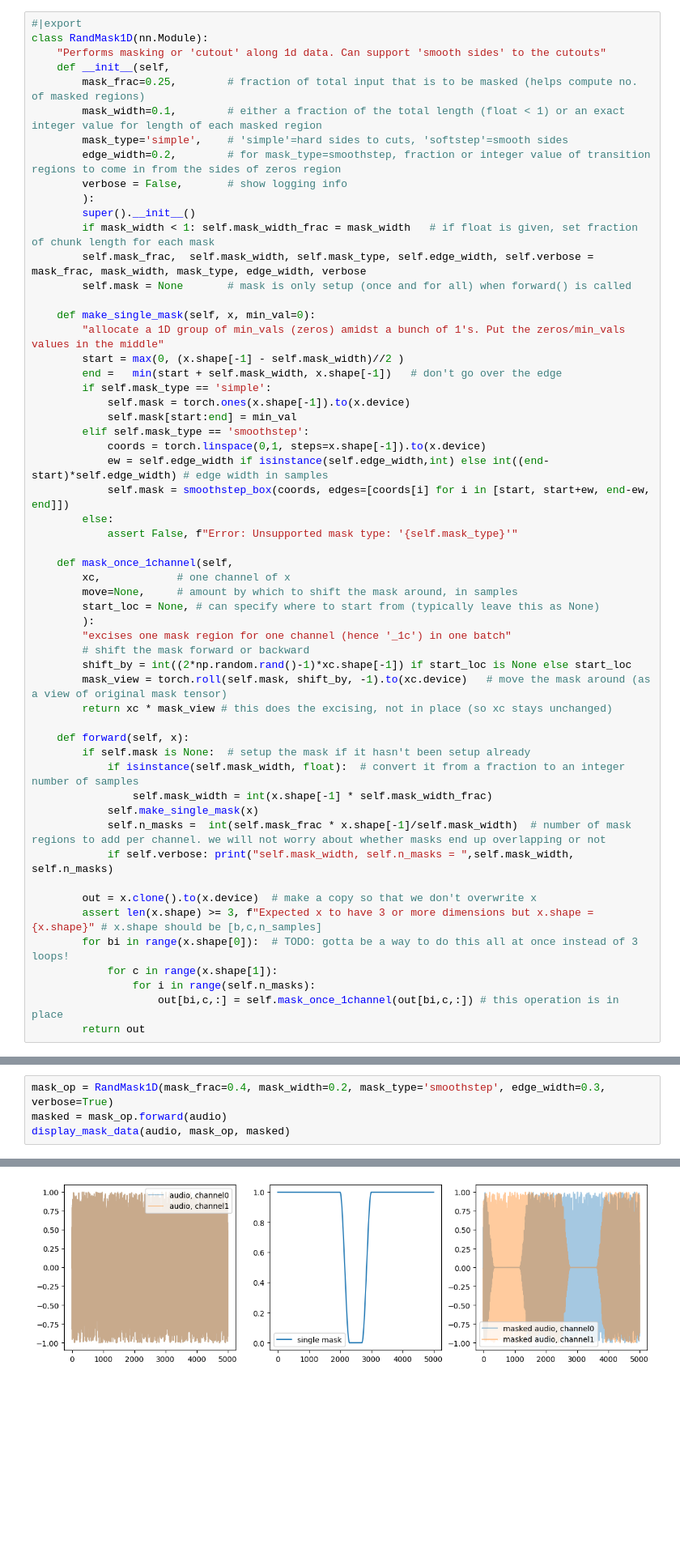
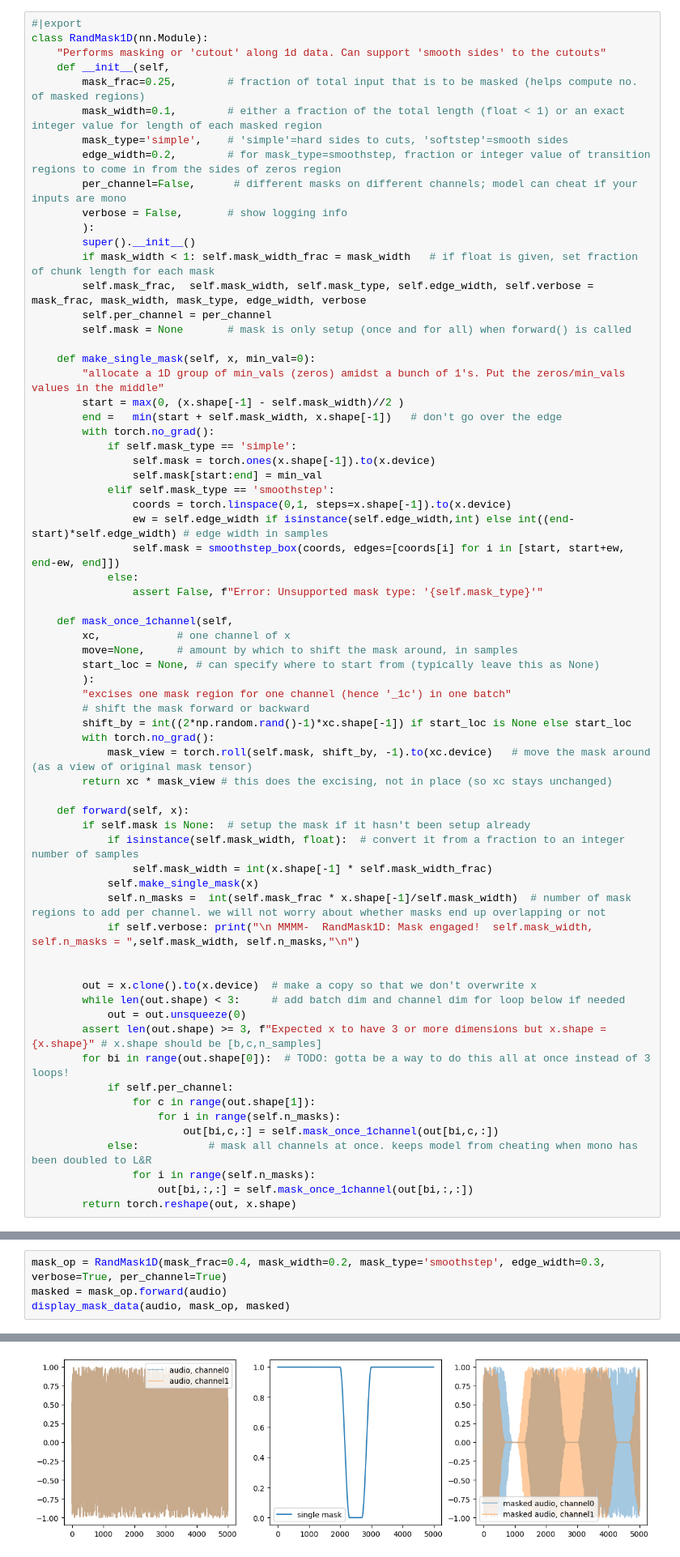
Before and after one commit to drscotthawley/aeiou, a Jupyter notebook: 01_datasets.ipynb, the cells around one changed output, grey strips where cells are left out. Shown at 81% size. Saved outputs shown, nothing was run; the diff lists cells and outputs as text; blank space fills up the shorter version.

Commit message:
made all-channels masking masking the default

```diff
--- a/01_datasets.ipynb
+++ b/01_datasets.ipynb
@@ -201,26 +201,29 @@ class RandMask1D(nn.Module):
         mask_width=0.1,        # either a fraction of the total length (float < 1) or an exact integer value for length of each masked region
         mask_type='simple',    # 'simple'=hard sides to cuts, 'softstep'=smooth sides
         edge_width=0.2,        # for mask_type=smoothstep, fraction or integer value of transition regions to come in from the sides of zeros region
+        per_channel=False,      # different masks on different channels; model can cheat if your inputs are mono
         verbose = False,       # show logging info
         ):
         super().__init__()
         if mask_width < 1: self.mask_width_frac = mask_width   # if float is given, set fraction of chunk length for each mask
         self.mask_frac,  self.mask_width, self.mask_type, self.edge_width, self.verbose = mask_frac, mask_width, mask_type, edge_width, verbose
+        self.per_channel = per_channel
         self.mask = None       # mask is only setup (once and for all) when forward() is called
 
     def make_single_mask(self, x, min_val=0):
         "allocate a 1D group of min_vals (zeros) amidst a bunch of 1's. Put the zeros/min_vals values in the middle"
         start = max(0, (x.shape[-1] - self.mask_width)//2 )
         end =   min(start + self.mask_width, x.shape[-1])   # don't go over the edge
-        if self.mask_type == 'simple':
-            self.mask = torch.ones(x.shape[-1]).to(x.device)
-            self.mask[start:end] = min_val
-        elif self.mask_type == 'smoothstep':
-            coords = torch.linspace(0,1, steps=x.shape[-1]).to(x.device)
-            ew = self.edge_width if isinstance(self.edge_width,int) else int((end-start)*self.edge_width) # edge width in samples
-            self.mask = smoothstep_box(coords, edges=[coords[i] for i in [start, start+ew, end-ew, end]])
-        else:
-            assert False, f"Error: Unsupported mask type: '{self.mask_type}'"
+        with torch.no_grad():
+            if self.mask_type == 'simple':
+                self.mask = torch.ones(x.shape[-1]).to(x.device)
+                self.mask[start:end] = min_val
+            elif self.mask_type == 'smoothstep':
+                coords = torch.linspace(0,1, steps=x.shape[-1]).to(x.device)
+                ew = self.edge_width if isinstance(self.edge_width,int) else int((end-start)*self.edge_width) # edge width in samples
+                self.mask = smoothstep_box(coords, edges=[coords[i] for i in [start, start+ew, end-ew, end]])
+            else:
+                assert False, f"Error: Unsupported mask type: '{self.mask_type}'"
 
     def mask_once_1channel(self,
         xc,            # one channel of x
@@ -230,7 +233,8 @@ class RandMask1D(nn.Module):
         "excises one mask region for one channel (hence '_1c') in one batch"
         # shift the mask forward or backward
         shift_by = int((2*np.random.rand()-1)*xc.shape[-1]) if start_loc is None else start_loc
-        mask_view = torch.roll(self.mask, shift_by, -1).to(xc.device)   # move the mask around (as a view of original mask tensor)
+        with torch.no_grad():
+            mask_view = torch.roll(self.mask, shift_by, -1).to(xc.device)   # move the mask around (as a view of original mask tensor)
         return xc * mask_view # this does the excising, not in place (so xc stays unchanged)
 
     def forward(self, x):
@@ -239,15 +243,22 @@ class RandMask1D(nn.Module):
                 self.mask_width = int(x.shape[-1] * self.mask_width_frac)
             self.make_single_mask(x)
             self.n_masks =  int(self.mask_frac * x.shape[-1]/self.mask_width)  # number of mask regions to add per channel. we will not worry about whether masks end up overlapping or not
-            if self.verbose: print("self.mask_width, self.n_masks = ",self.mask_width, self.n_masks)
+            if self.verbose: print("\n MMMM-  RandMask1D: Mask engaged!  self.mask_width, self.n_masks = ",self.mask_width, self.n_masks,"\n")
+
 
         out = x.clone().to(x.device)  # make a copy so that we don't overwrite x
-        assert len(x.shape) >= 3, f"Expected x to have 3 or more dimensions but x.shape = {x.shape}" # x.shape should be [b,c,n_samples]
-        for bi in range(x.shape[0]):  # TODO: gotta be a way to do this all at once instead of 3 loops!
-            for c in range(x.shape[1]):
+        while len(out.shape) < 3:     # add batch dim and channel dim for loop below if needed
+            out = out.unsqueeze(0)
+        assert len(out.shape) >= 3, f"Expected x to have 3 or more dimensions but x.shape = {x.shape}" # x.shape should be [b,c,n_samples]
+        for bi in range(out.shape[0]):  # TODO: gotta be a way to do this all at once instead of 3 loops!
+            if self.per_channel:
+                for c in range(out.shape[1]):
+                    for i in range(self.n_masks):
+                        out[bi,c,:] = self.mask_once_1channel(out[bi,c,:])
+            else:           # mask all channels at once. keeps model from cheating when mono has been doubled to L&R
                 for i in range(self.n_masks):
-                    out[bi,c,:] = self.mask_once_1channel(out[bi,c,:]) # this operation is in place
-        return out
+                    out[bi,:,:] = self.mask_once_1channel(out[bi,:,:])
+        return torch.reshape(out, x.shape)
 # %% [markdown]
 Let's test the simple mask ("hard cuts"):
 # %%
@@ -275,5 +286,5 @@ Now test the mask with "softstep" sides:
 # %%
-mask_op = RandMask1D(mask_frac=0.4, mask_width=0.2, mask_type='smoothstep', edge_width=0.3, verbose=True)
+mask_op = RandMask1D(mask_frac=0.4, mask_width=0.2, mask_type='smoothstep', edge_width=0.3, verbose=True, per_channel=True)
 masked = mask_op.forward(audio)
 display_mask_data(audio, mask_op, masked)
 # %% [output]
@@ -281,4 +292,4 @@ self.mask_width, self.n_masks =  1000 2
-[figure, old version]
+[figure, new version]
 # %% [markdown]
 ## WebDataset support
 
```
Also changed, not shown: parts of 3 cells of this notebook, 1 other file.
